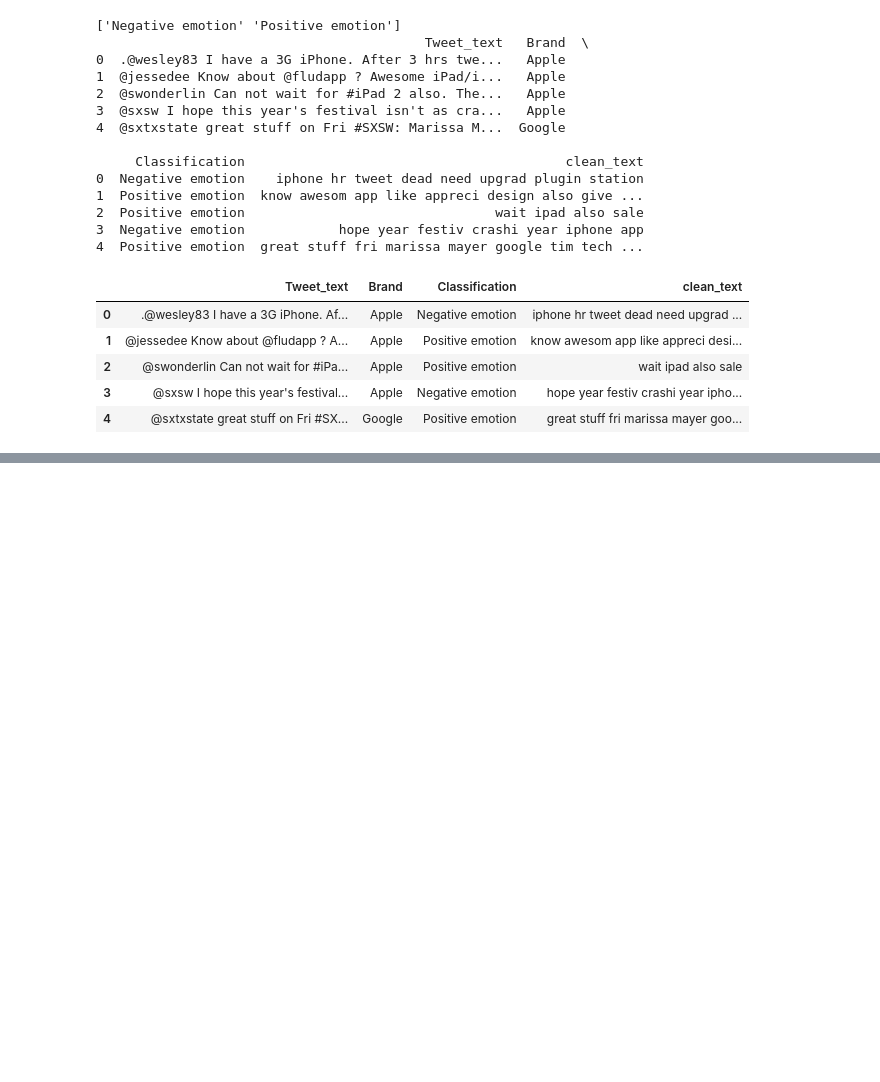
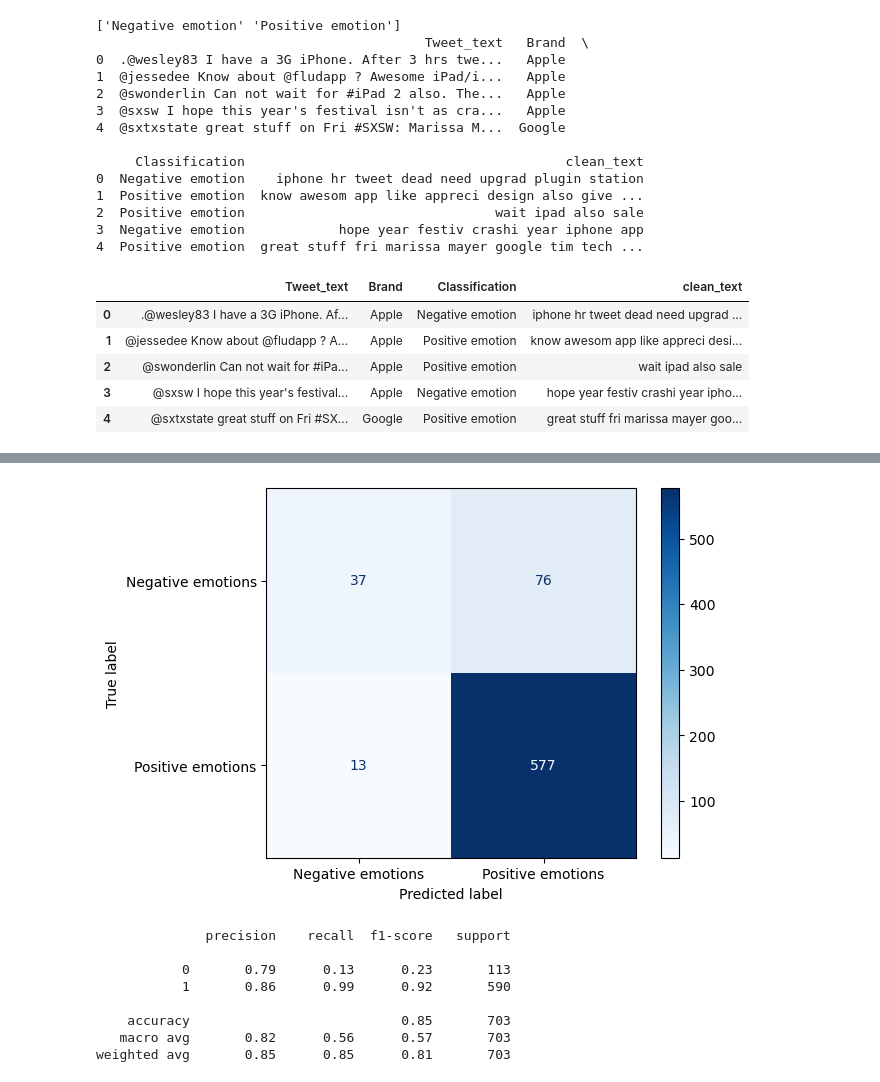
Before and after one commit to stephenjilani8-eng/Twitter_Emotions_NLP_Project, a Jupyter notebook: Twitter_Emotions_NLP.ipynb, the cells around one changed output, grey strips where cells are left out. Saved outputs shown, nothing was run; the diff lists cells and outputs as text; code cells hidden in the pictures; blank space fills up the shorter version.

```diff
--- a/Twitter_Emotions_NLP.ipynb
+++ b/Twitter_Emotions_NLP.ipynb
@@ -552,0 +682,13 @@ SyntaxError: incomplete input (4054553768.py, line 6)
+# %%
+#Third model XG Boost
+import xgboost as xgb
+from sklearn.preprocessing import LabelEncoder
+from xgboost import XGBClassifier
+
+label_encoder = LabelEncoder()
+
+y_train_encoded = label_encoder.fit_transform(y_train)
+y_test_encoded = label_encoder.transform(y_test)
+
+model_XGBoost = xgb.XGBClassifier(n_estimators=100, learning_rate=0.1, max_depth=5)
+model_XGBoost.fit(X_train_vec, y_train_encoded)
@@ -552,0 +707,21 @@ SyntaxError: incomplete input (4054553768.py, line 6)
+# %%
+y_pred_XGBoost = model_XGBoost.predict(X_test_vec)
+
+
+cm_XGBoost = confusion_matrix(y_test_encoded, y_pred_XGBoost)
+
+display_rand_forest = ConfusionMatrixDisplay(confusion_matrix = cm_rand_forest, display_labels=["Negative emotions", "Positive emotions"])
+display_rand_forest.plot(cmap=plt.cm.Blues)
+plt.show()
+#Running the classification report for the model
+print(classification_report(y_test_encoded, y_pred_XGBoost))
+# %% [output]
+[figure, added]
+              precision    recall  f1-score   support
+
+           0       0.79      0.13      0.23       113
+           1       0.86      0.99      0.92       590
+
+    accuracy                           0.85       703
+   macro avg       0.82      0.56      0.57       703
+weighted avg       0.85      0.85      0.81       703
```
Also changed, not shown: parts of 15 cells of this notebook.
